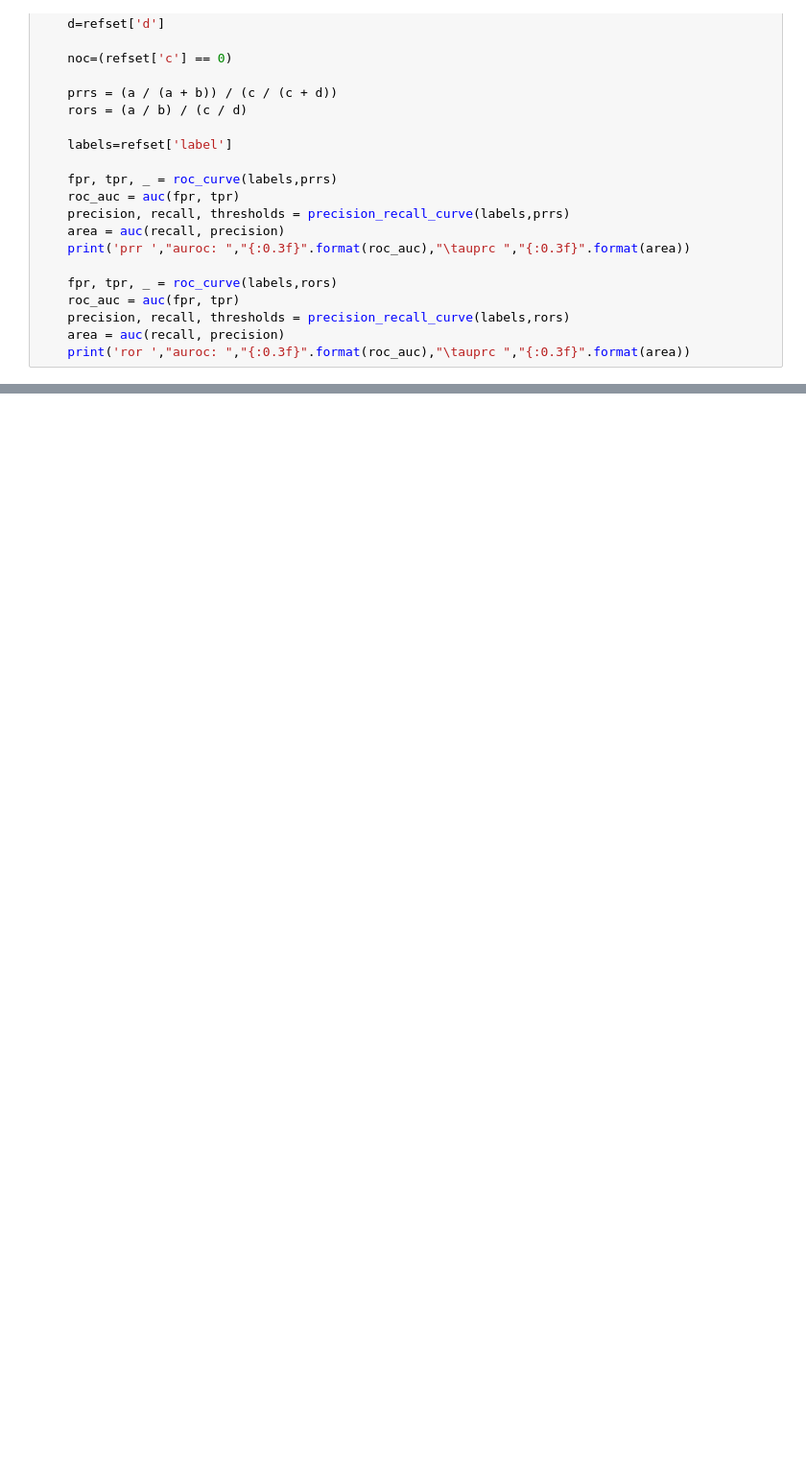
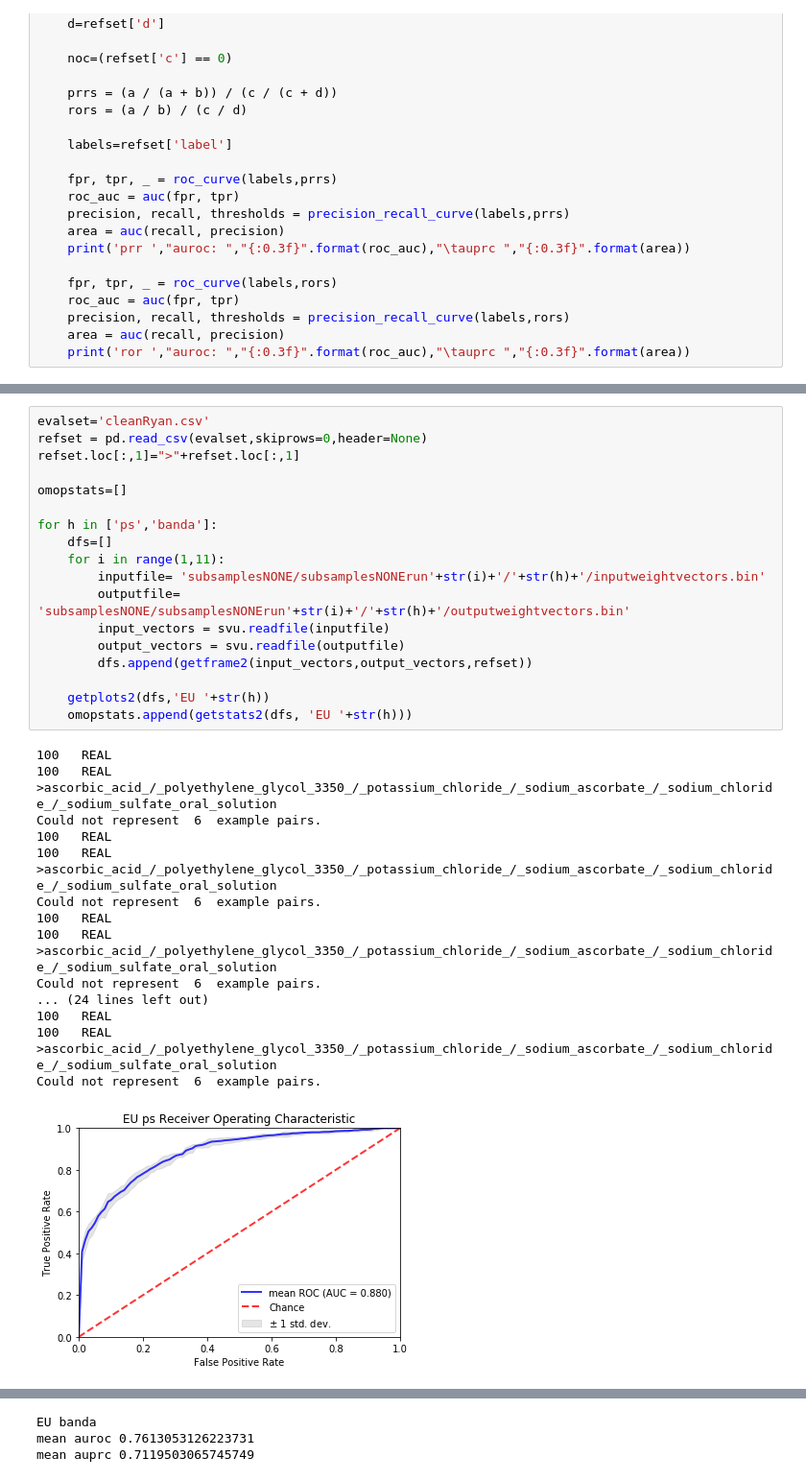
Before and after one commit to treversec/aer2vec, a Jupyter notebook: aer2vecBuild.ipynb, the cells around one changed output, grey strips where cells are left out. Shown at 96% size. Saved outputs shown, nothing was run; the diff lists cells and outputs as text; blank space fills up the shorter version.

```diff
--- a/aer2vecBuild.ipynb
+++ b/aer2vecBuild.ipynb
@@ -347,0 +523,37 @@ ror  auroc:  0.646      auprc  0.579
+# %%
+evalset='cleanRyan.csv'
+refset = pd.read_csv(evalset,skiprows=0,header=None)
+refset.loc[:,1]=">"+refset.loc[:,1]
+
+omopstats=[]
+
+for h in ['ps','banda']:
+    dfs=[]
+    for i in range(1,11):
+        inputfile= 'subsamplesNONE/subsamplesNONErun'+str(i)+'/'+str(h)+'/inputweightvectors.bin'
+        outputfile= 'subsamplesNONE/subsamplesNONErun'+str(i)+'/'+str(h)+'/outputweightvectors.bin'
+        input_vectors = svu.readfile(inputfile)
+        output_vectors = svu.readfile(outputfile)
+        dfs.append(getframe2(input_vectors,output_vectors,refset))
+
+    getplots2(dfs,'EU '+str(h))
+    omopstats.append(getstats2(dfs, 'EU '+str(h)))
+# %% [output]
+100   REAL
+100   REAL
+>ascorbic_acid_/_polyethylene_glycol_3350_/_potassium_chloride_/_sodium_ascorbate_/_sodium_chloride_/_sodium_sulfate_oral_solution
+Could not represent  6  example pairs.
+100   REAL
+100   REAL
+>ascorbic_acid_/_polyethylene_glycol_3350_/_potassium_chloride_/_sodium_ascorbate_/_sodium_chloride_/_sodium_sulfate_oral_solution
+Could not represent  6  example pairs.
+100   REAL
+100   REAL
+>ascorbic_acid_/_polyethylene_glycol_3350_/_potassium_chloride_/_sodium_ascorbate_/_sodium_chloride_/_sodium_sulfate_oral_solution
+Could not represent  6  example pairs.
+... (24 lines left out)
+100   REAL
+100   REAL
+>ascorbic_acid_/_polyethylene_glycol_3350_/_potassium_chloride_/_sodium_ascorbate_/_sodium_chloride_/_sodium_sulfate_oral_solution
+Could not represent  6  example pairs.
+[figure, added]
@@ -347,0 +578,3 @@ ror  auroc:  0.646      auprc  0.579
+EU banda
+mean auroc 0.7613053126223731
+mean auprc 0.7119503065745749
```
Also changed, not shown: parts of 13 cells of this notebook.
